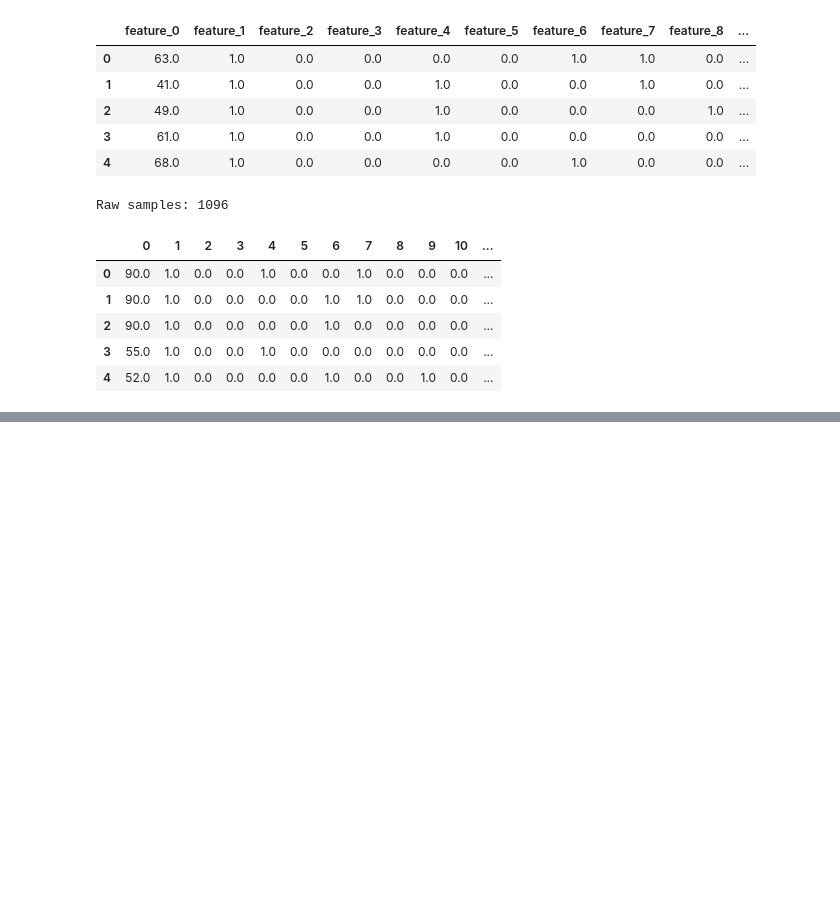
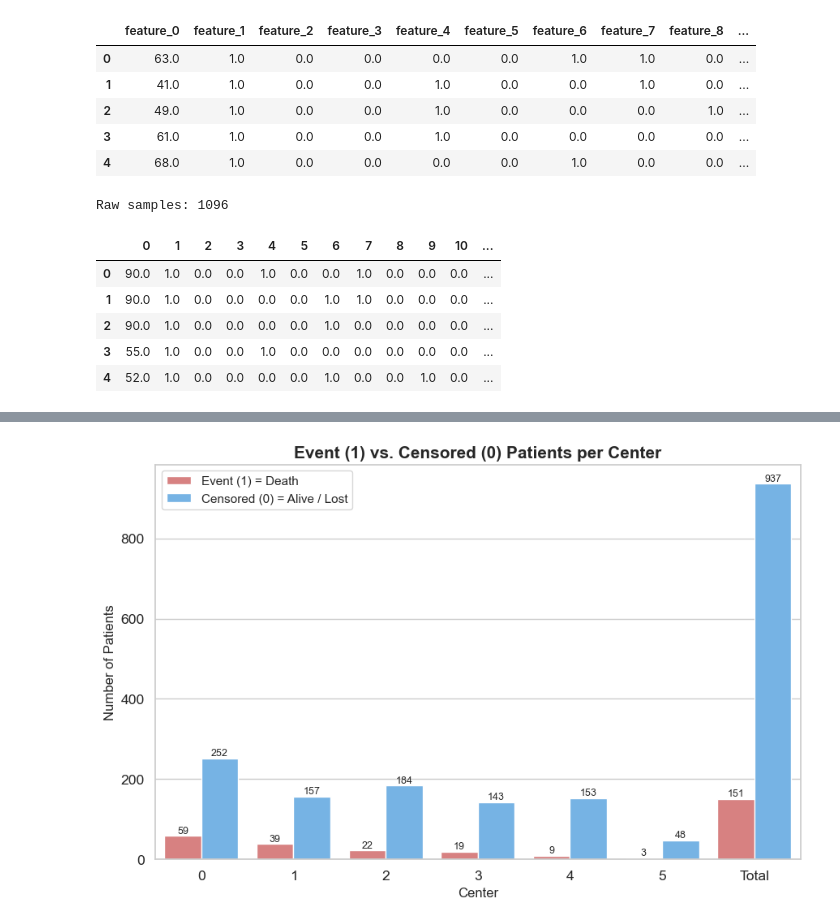
Before and after one commit to nataliamorenob/Survival-Models-in-Federated-Healthcare-Settings, a Jupyter notebook: dataset_exploration.ipynb, the cells around one changed output, grey strips where cells are left out. Drawn from its saved outputs; the diff is of its cells as text; code cells hidden in the pictures; blank space fills up the shorter version.

```diff
--- a/dataset_exploration.ipynb
+++ b/dataset_exploration.ipynb
@@ -431,0 +674,49 @@ df_raw.head()   # or just df_raw
+# %%
+import matplotlib.pyplot as plt
+import seaborn as sns
+import pandas as pd
+
+# Filter to combined train+test ("all") rows only
+summary_plot = summary_full[summary_full["split"] == "all"].copy()
+summary_plot["center"] = summary_plot["center"].astype(str)
+
+# Melt data for grouped plotting (one bar for each status per center)
+summary_melted = summary_plot.melt(
+    id_vars="center",
+    value_vars=["n_events", "n_censored"],
+    var_name="status",
+    value_name="count"
+)
+
+status_labels = {
+    "n_events": "Event (1) = Death",
+    "n_censored": "Censored (0) = Alive / Lost"
+}
+summary_melted["status_label"] = summary_melted["status"].map(status_labels)
+
+# Plot:
+plt.figure(figsize=(9, 6))
+sns.set(style="whitegrid", palette="muted", font_scale=1.15)
+
+ax = sns.barplot(
+    data=summary_melted,
+    x="center",
+    y="count",
+    hue="status_label",
+    palette=["#E57373", "#64B5F6"]
+)
+
+# Titles and labels:
+ax.set_title("Event (1) vs. Censored (0) Patients per Center", fontsize=15, weight="bold")
+ax.set_xlabel("Center", fontsize=12)
+ax.set_ylabel("Number of Patients", fontsize=12)
+ax.legend(title="", fontsize=11)
+
+# labels on bars:
+for container in ax.containers:
+    ax.bar_label(container, fmt="%.0f", label_type="edge", fontsize=9)
+
+plt.tight_layout()
+plt.show()
+# %% [output]
+[figure, added]
```
Also changed, not shown: parts of 17 cells of this notebook, 2 other files.
